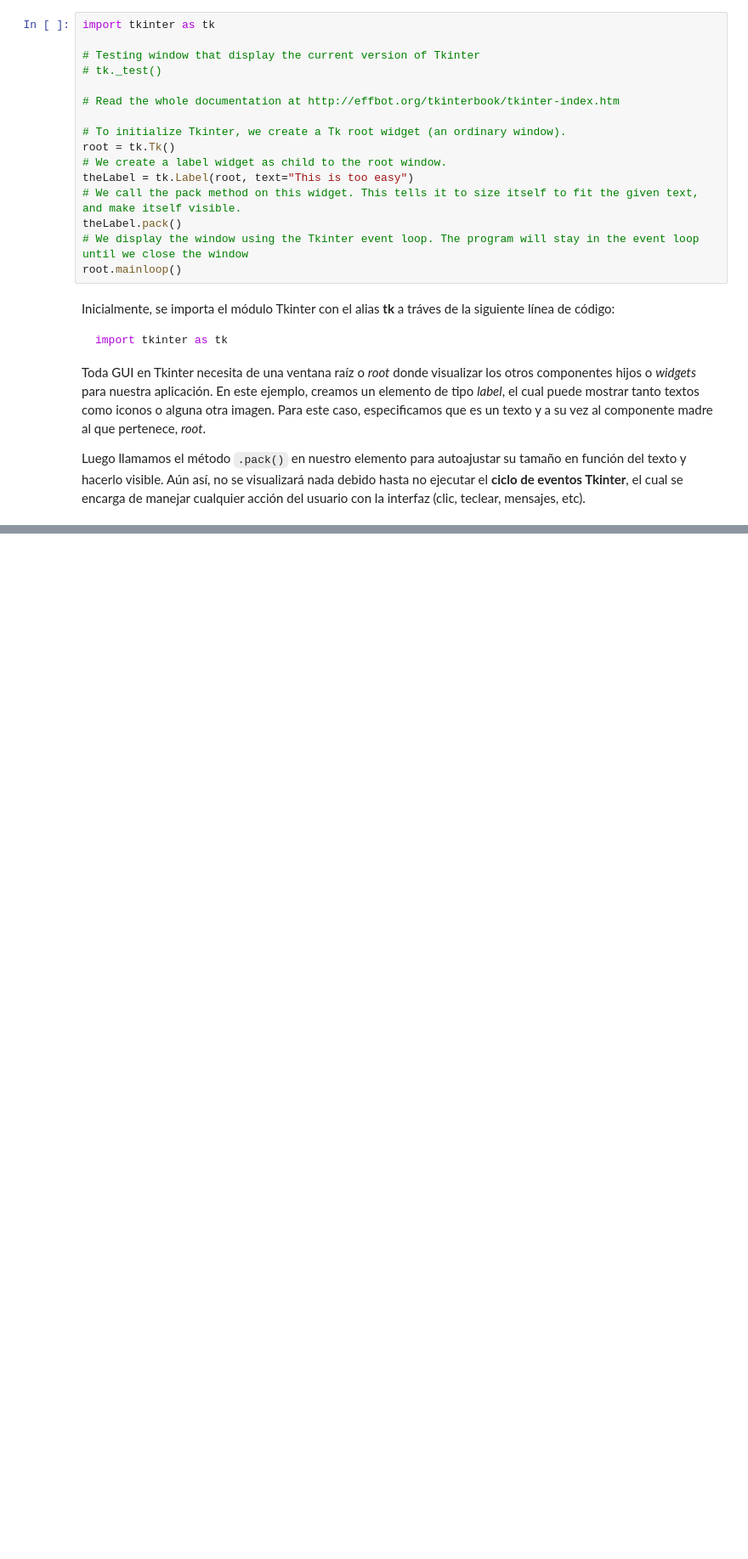
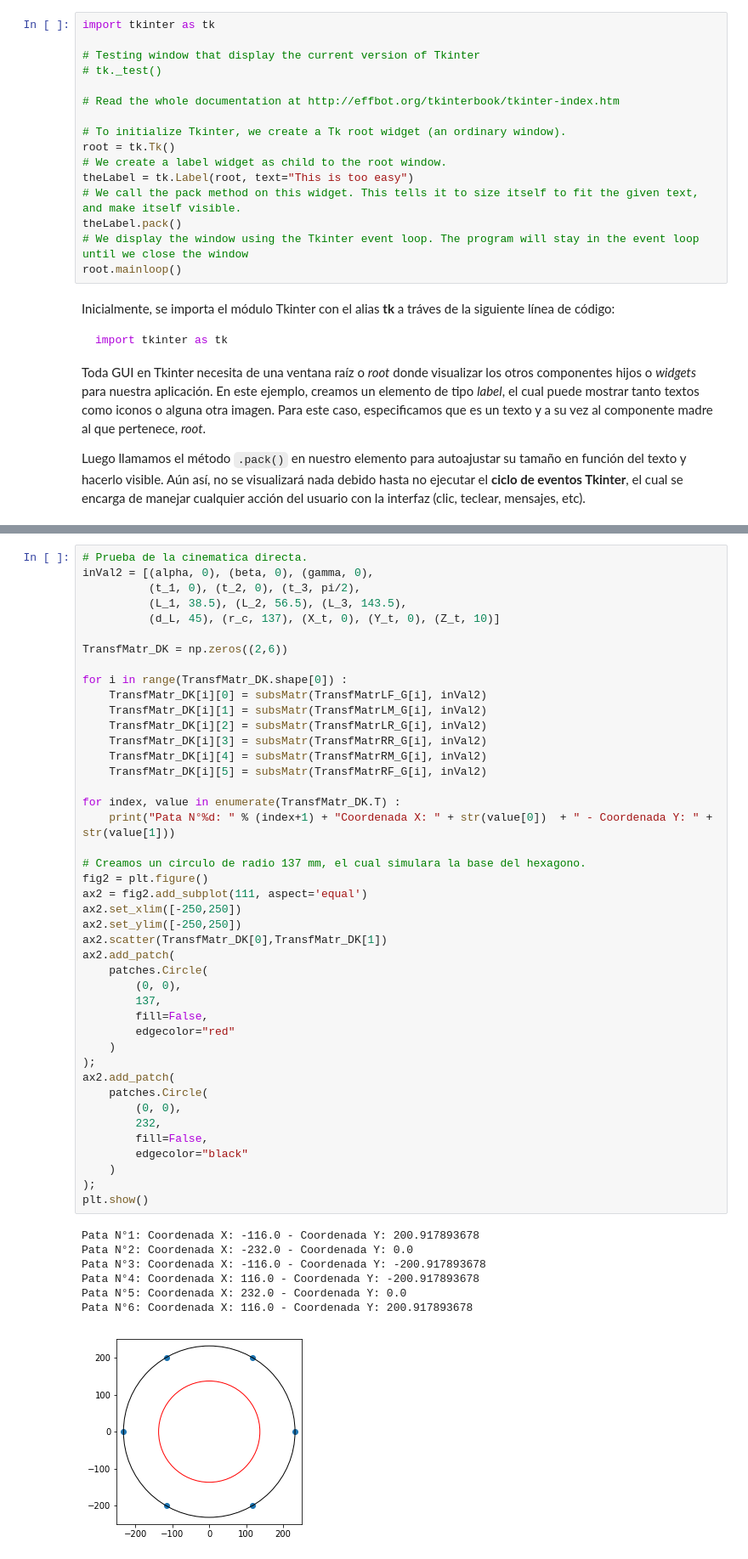
Before and after one commit to KingDarBoja/HexapodPF, a Jupyter notebook: PythonIK/CinematicaInversaHexapodo.ipynb, the cells around one changed output, grey strips where cells are left out. Shown: that part at 85% size. Drawn from its saved outputs; the diff is of its cells as text; blank space fills up the shorter version.

```diff
--- a/PythonIK/CinematicaInversaHexapodo.ipynb
+++ b/PythonIK/CinematicaInversaHexapodo.ipynb
@@ -224,0 +354,51 @@ Los ángulos $\Theta_2(k)$ y $\Theta_3(k)$ se puede encontrar a partir de la tra
+# %%
+# Prueba de la cinematica directa.
+inVal2 = [(alpha, 0), (beta, 0), (gamma, 0),
+          (t_1, 0), (t_2, 0), (t_3, pi/2),
+          (L_1, 38.5), (L_2, 56.5), (L_3, 143.5),
+          (d_L, 45), (r_c, 137), (X_t, 0), (Y_t, 0), (Z_t, 10)]
+
+TransfMatr_DK = np.zeros((2,6))
+
+for i in range(TransfMatr_DK.shape[0]) :
+    TransfMatr_DK[i][0] = subsMatr(TransfMatrLF_G[i], inVal2)
+    TransfMatr_DK[i][1] = subsMatr(TransfMatrLM_G[i], inVal2)
+    TransfMatr_DK[i][2] = subsMatr(TransfMatrLR_G[i], inVal2)
+    TransfMatr_DK[i][3] = subsMatr(TransfMatrRR_G[i], inVal2)
+    TransfMatr_DK[i][4] = subsMatr(TransfMatrRM_G[i], inVal2)
+    TransfMatr_DK[i][5] = subsMatr(TransfMatrRF_G[i], inVal2)
+
+for index, value in enumerate(TransfMatr_DK.T) :
+    print("Pata N°%d: " % (index+1) + "Coordenada X: " + str(value[0])  + " - Coordenada Y: " + str(value[1]))
+
+# Creamos un circulo de radio 137 mm, el cual simulara la base del hexagono.
+fig2 = plt.figure()
+ax2 = fig2.add_subplot(111, aspect='equal')
+ax2.set_xlim([-250,250])
+ax2.set_ylim([-250,250])
+ax2.scatter(TransfMatr_DK[0],TransfMatr_DK[1])
+ax2.add_patch(
+    patches.Circle(
+        (0, 0),
+        137,
+        fill=False,
+        edgecolor="red"
+    )
+);
+ax2.add_patch(
+    patches.Circle(
+        (0, 0),
+        232,
+        fill=False,
+        edgecolor="black"
+    )
+);
+plt.show()
+# %% [output]
+Pata N°1: Coordenada X: -116.0 - Coordenada Y: 200.917893678
+Pata N°2: Coordenada X: -232.0 - Coordenada Y: 0.0
+Pata N°3: Coordenada X: -116.0 - Coordenada Y: -200.917893678
+Pata N°4: Coordenada X: 116.0 - Coordenada Y: -200.917893678
+Pata N°5: Coordenada X: 232.0 - Coordenada Y: 0.0
+Pata N°6: Coordenada X: 116.0 - Coordenada Y: 200.917893678
+[figure, added]
```
Also changed, not shown: parts of 8 cells of this notebook.
